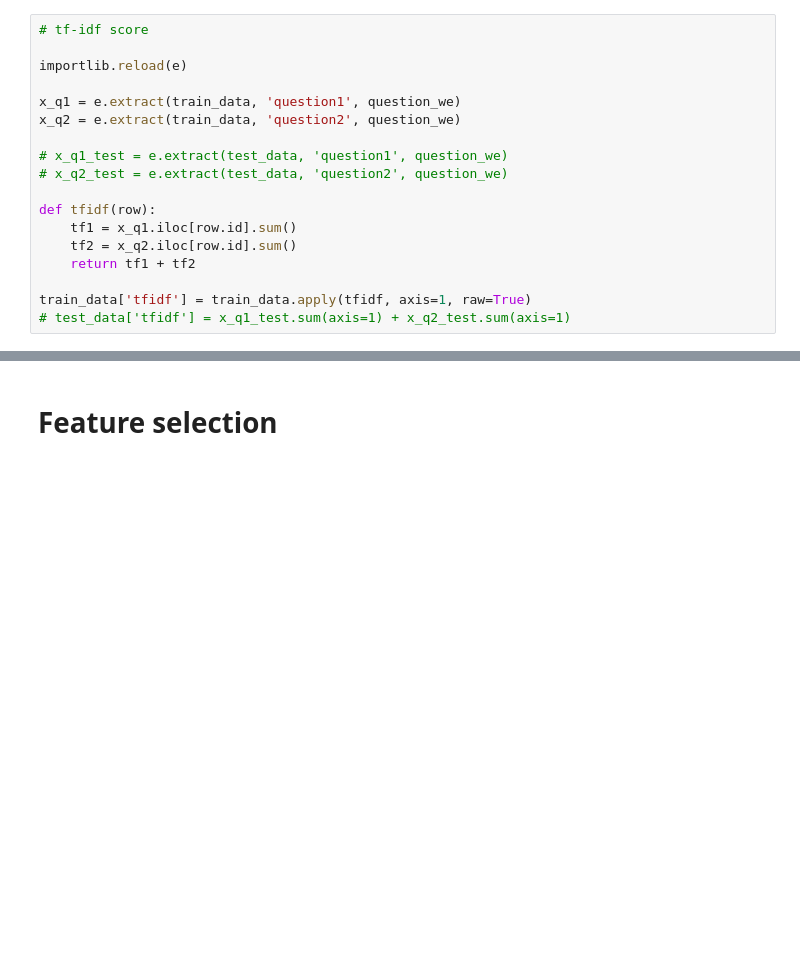
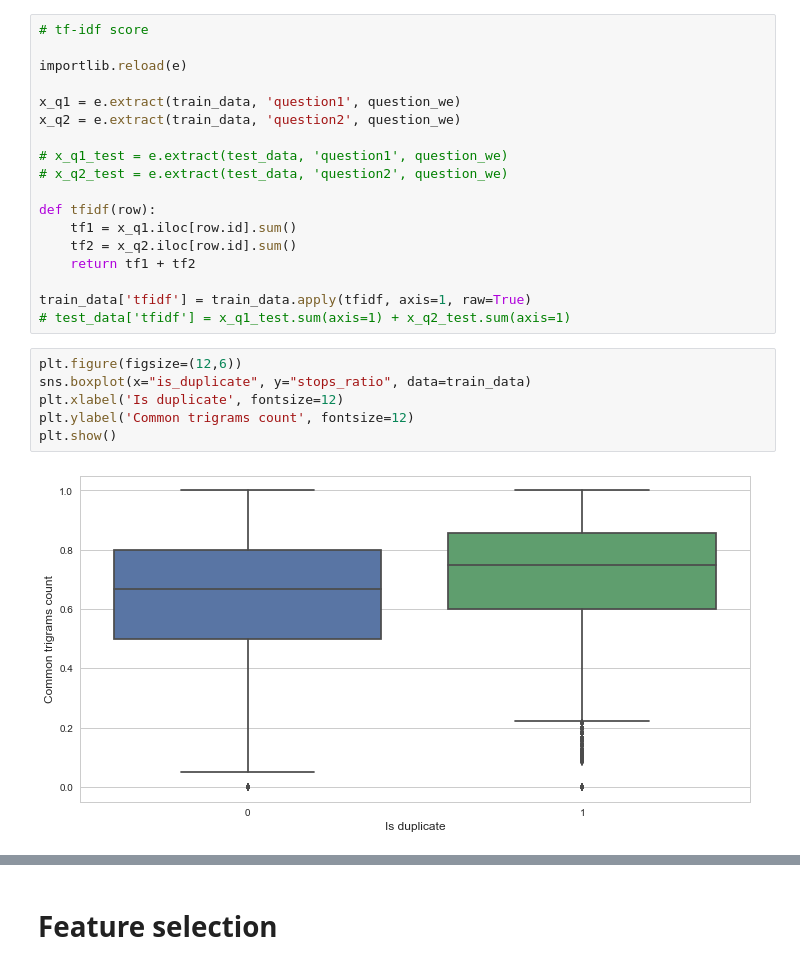
Before and after one commit to icostan/kaggle, a Jupyter notebook: quora-pairs/quora-pairs.ipynb, the cells around one changed output, grey strips where cells are left out. Cells and saved outputs as stored; diff of their text form; blank space fills up the shorter version.

Commit message:
Quora: ngrams and stops ratios

```diff
--- a/quora-pairs/quora-pairs.ipynb
+++ b/quora-pairs/quora-pairs.ipynb
@@ -129,6 +136,14 @@ def tfidf(row):
 
 train_data['tfidf'] = train_data.apply(tfidf, axis=1, raw=True)
 # test_data['tfidf'] = x_q1_test.sum(axis=1) + x_q2_test.sum(axis=1)
+# %%
+plt.figure(figsize=(12,6))
+sns.boxplot(x="is_duplicate", y="stops_ratio", data=train_data)
+plt.xlabel('Is duplicate', fontsize=12)
+plt.ylabel('Common trigrams count', fontsize=12)
+plt.show()
+# %% [output]
+[figure, added]
 # %%
 train_data.describe()
 g.plot_correlation_map(train_data)
```
Also changed, not shown: parts of 9 cells of this notebook, 1 other file.
